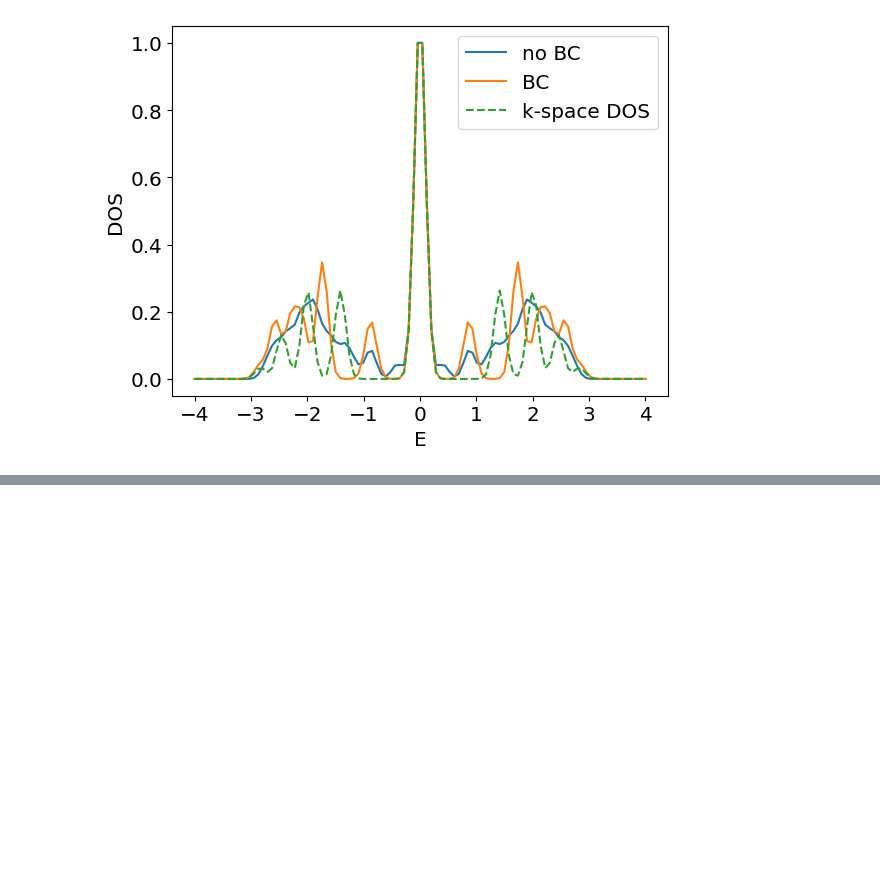
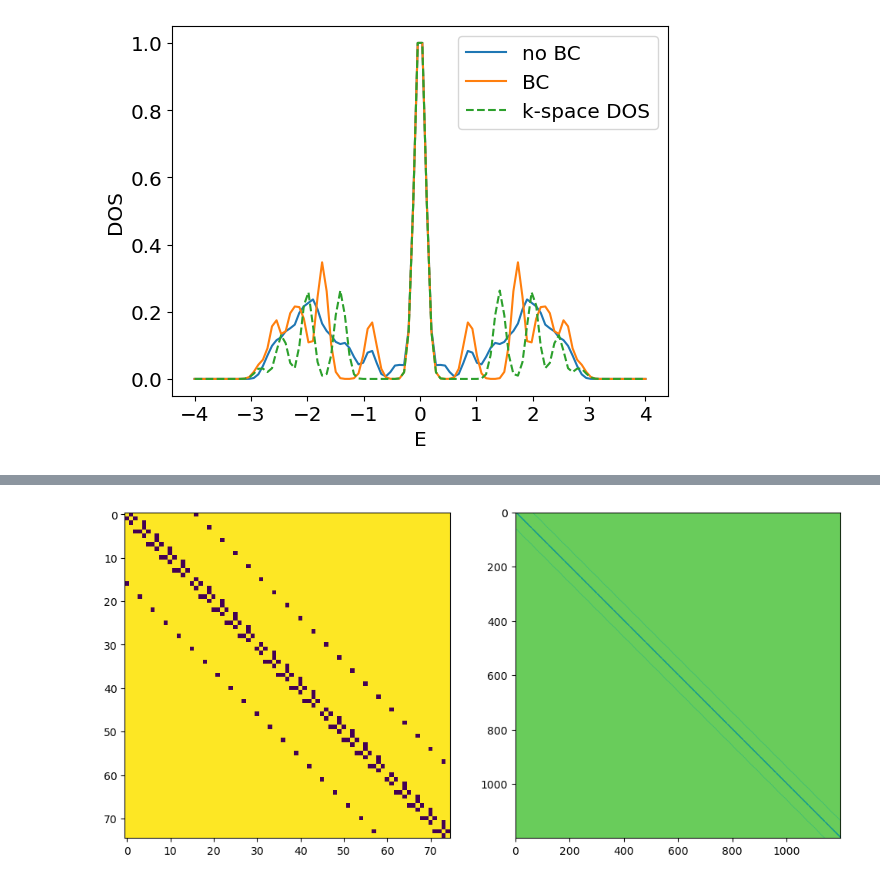
Before and after one commit to alicecarroll/Lieb-Lattice, a Jupyter notebook: calculation2.ipynb, the cells around one changed output, grey strips where cells are left out. Saved outputs shown, nothing was run; the diff lists cells and outputs as text; code cells hidden in the pictures; blank space fills up the shorter version.

```diff
--- a/calculation2.ipynb
+++ b/calculation2.ipynb
@@ -134,0 +186,9 @@ plt.show()
+# %%
+fig, axes = plt.subplots(1, 2, figsize=(12, 6))
+axes[0].imshow(dH1) # Visualize the Hamiltonian matrix
+axes[1].imshow(dHAD)
+
+plt.savefig("Pictures/realSpHam.png")
+plt.show()
+# %% [output]
+[figure, added]
```
Also changed, not shown: parts of 11 cells of this notebook, 3 other files.
